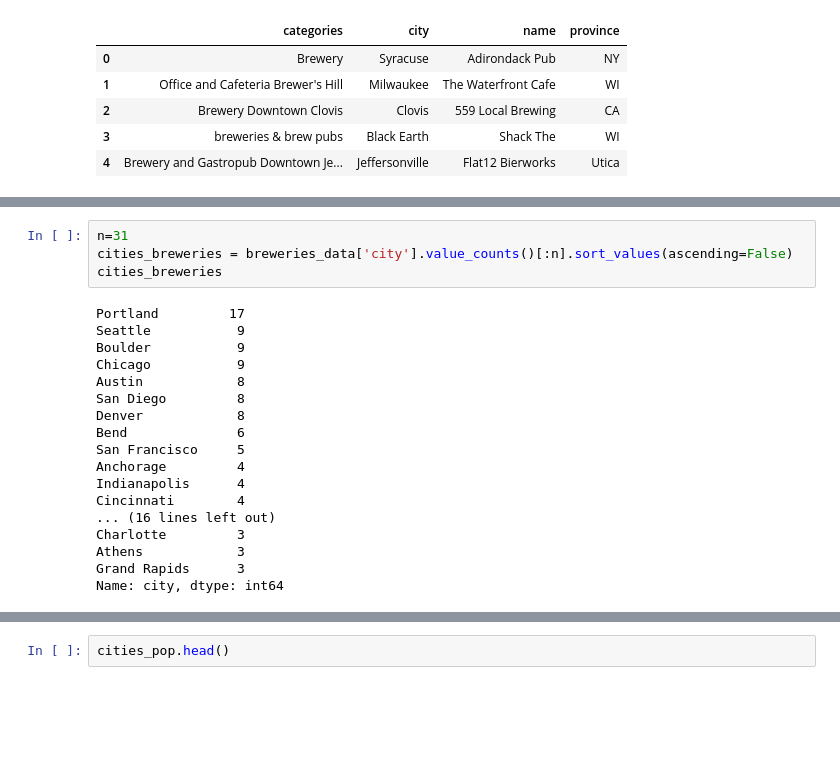
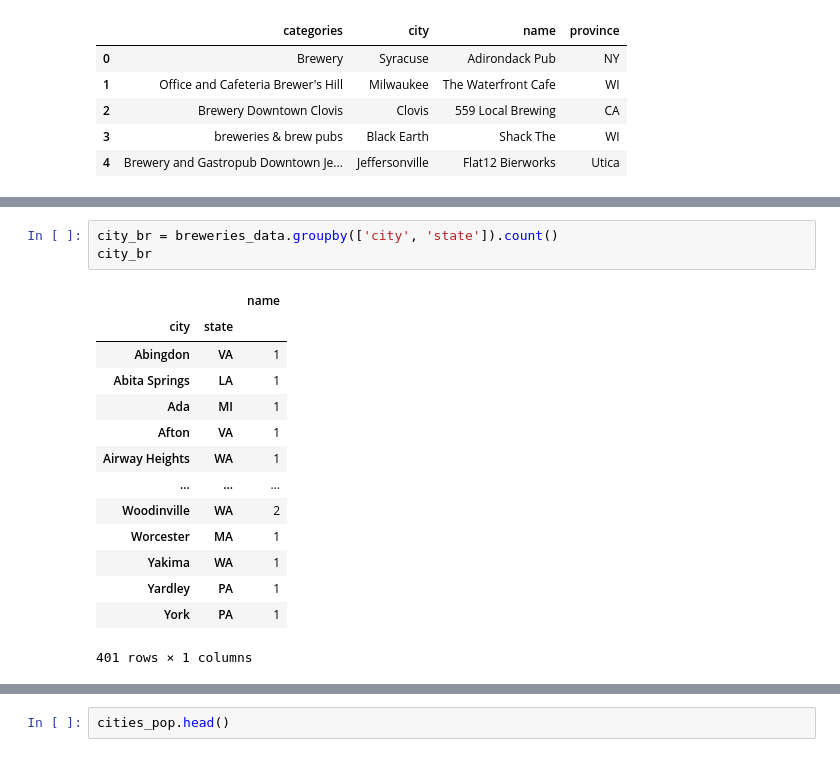
Before and after one commit to a-prospero/strange_brew, a Jupyter notebook: beer_analysis.ipynb, the cells around one changed output, grey strips where cells are left out. Drawn from its saved outputs; the diff is of its cells as text; blank space fills up the shorter version.

```diff
--- a/beer_analysis.ipynb
+++ b/beer_analysis.ipynb
@@ -95,23 +95,19 @@ Brewery,Bars,Night Clubs,Taverns
 Name: categories, Length: 7467, dtype: int64
-# %%
-n=31
-cities_breweries = breweries_data['city'].value_counts()[:n].sort_values(ascending=False)
-cities_breweries
-# %% [output]
-Portland         17
-Seattle           9
-Boulder           9
-Chicago           9
-Austin            8
-San Diego         8
-Denver            8
-Bend              6
-San Francisco     5
-Anchorage         4
-Indianapolis      4
-Cincinnati        4
-... (16 lines left out)
-Charlotte         3
-Athens            3
-Grand Rapids      3
-Name: city, dtype: int64
+# %%
+city_br = breweries_data.groupby(['city', 'state']).count()
+city_br
+# %% [output]
+|  |  | name |
+| city | state |  |
+| Abingdon | VA | 1 |
+| Abita Springs | LA | 1 |
+| Ada | MI | 1 |
+| Afton | VA | 1 |
+| Airway Heights | WA | 1 |
+| ... | ... | ... |
+| Woodinville | WA | 2 |
+| Worcester | MA | 1 |
+| Yakima | WA | 1 |
+| Yardley | PA | 1 |
+| York | PA | 1 |
+401 rows × 1 columns
```
Also changed, not shown: parts of 7 cells of this notebook.
